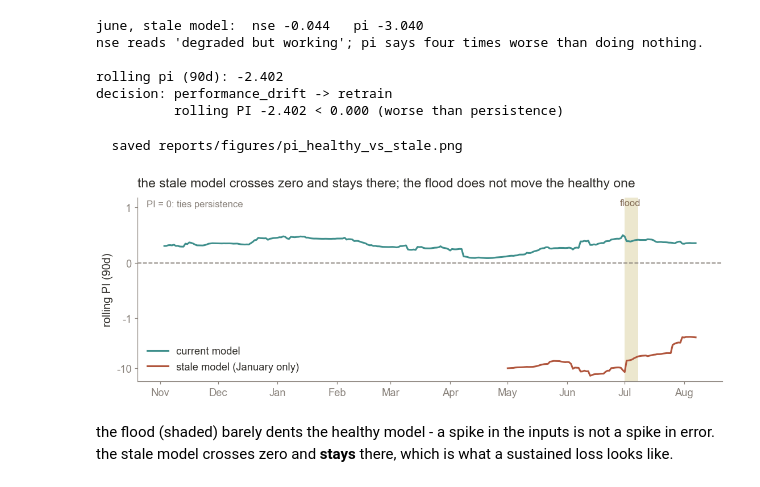
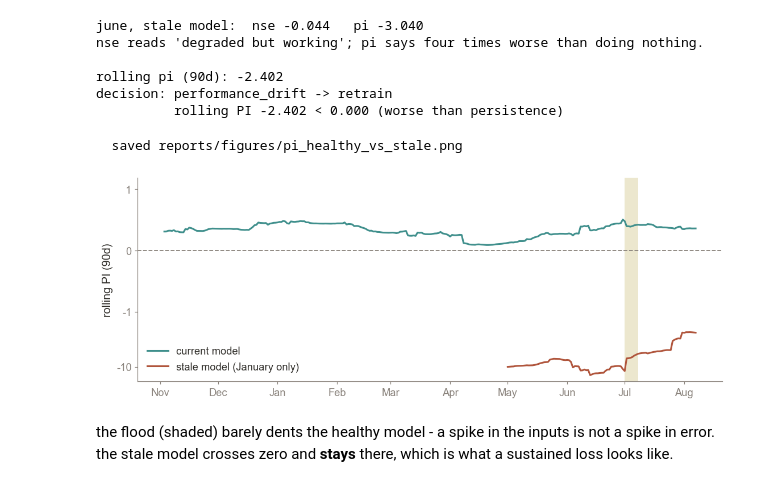
Before and after one commit to babnigg/streamflow-mlops, a Jupyter notebook: notebooks/05_monitoring.ipynb, the cells around one changed output. Drawn from its saved outputs; the diff is of its cells as text; code cells hidden in the pictures.

```diff
--- a/notebooks/05_monitoring.ipynb
+++ b/notebooks/05_monitoring.ipynb
@@ -299,33 +281,26 @@ decision: performance_drift -> retrain
 # %%
 fig, ax = plt.subplots(figsize=WIDE)
 ax.axvspan(pd.Timestamp("2026-07-01"), pd.Timestamp("2026-07-08"),
            color=GOLD, alpha=.30, lw=0, zorder=1)
 ax.plot(s_ok.date, monitor.rolling_pi(s_ok), color=TEAL, label="current model", zorder=3)
 ax.plot(s_stale.date, pi_stale, color=CLAY, label="stale model (January only)", zorder=3)
 ax.axhline(0, color=MUTED, lw=1.2, ls="--", zorder=2)
 
 # symlog: the stale model reaches about -14 while the healthy one lives between
 # 0 and 0.5. On a linear scale one of them is always invisible. Linear within
 # +/-1, compressed beyond, so both keep their shape.
 ax.set_yscale("symlog", linthresh=1)
 ax.set_yticks([-10, -1, 0, 1])
 ax.set_yticklabels(["-10", "-1", "0", "1"])
 ax.set_ylim(float(pi_stale.min()) * 1.3, 1.6)
 
-ax.text(pd.Timestamp("2026-07-04"), 1.5, "flood", color=BROWN,
-        ha="center", va="top", fontsize=11)
-ax.annotate("PI = 0: ties persistence", xy=(0.015, 0.985), xycoords="axes fraction",
-            color=MUTED, fontsize=11, ha="left", va="top")
-
 ax.set_ylabel(f"rolling PI ({MON['pi_window_days']}d)")
 ax.legend(loc="lower left")
 ax.xaxis.set_major_formatter(mdates.DateFormatter("%b"))
-ax.set_title("the stale model crosses zero and stays there; "
-             "the flood does not move the healthy one")
 save(fig, "pi_healthy_vs_stale"); plt.show()
 # %% [output]
   saved reports/figures/pi_healthy_vs_stale.png
-[figure, old version]
+[figure, new version]
 # %% [markdown]
 the flood (shaded) barely dents the healthy model - a spike in the inputs is not a
 spike in error. the stale model crosses zero and **stays** there, which is what a
```
Also changed, not shown: parts of 4 cells of this notebook, 15 other files.
